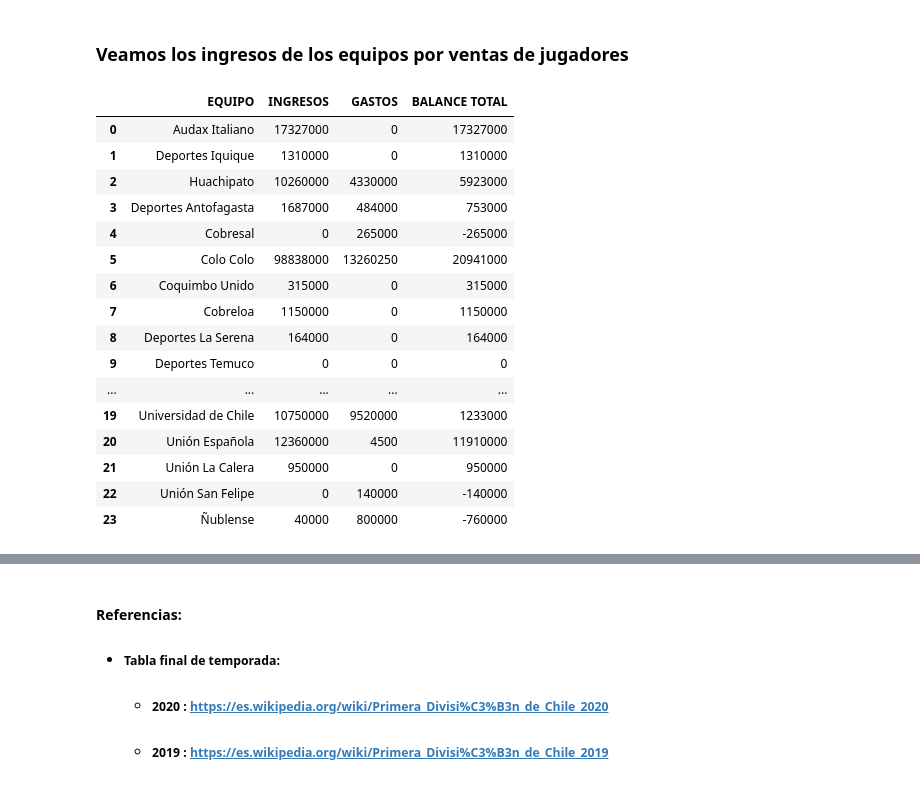
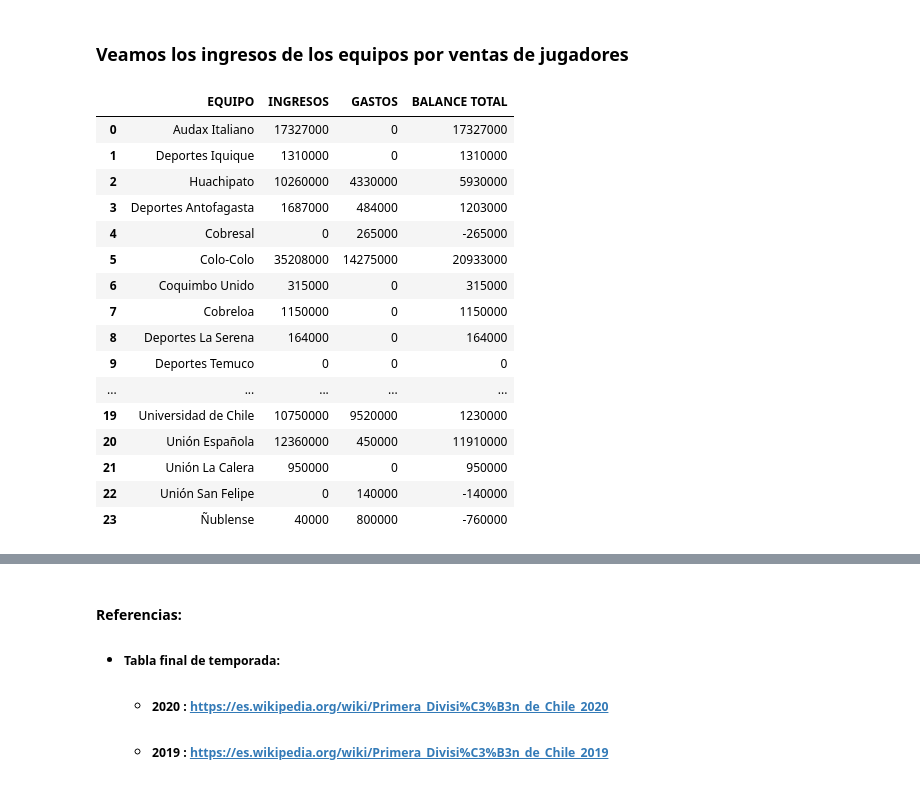
Before and after one commit to fmeza7/Proyecto_Cs_Datos_Grupo_1, a Jupyter notebook: Proyecto.ipynb, the cells around one changed output, grey strips where cells are left out. Saved outputs shown, nothing was run; the diff lists cells and outputs as text; code cells hidden in the pictures.

```diff
--- a/Proyecto.ipynb
+++ b/Proyecto.ipynb
@@ -582,7 +582,7 @@ for equipo in t_2016['Equipos']:
     remplazo.append(equipo)
 t_2016['Equipos'] = remplazo
 # %%
-t_2017 = pd.read_csv('Transferencias/transferencias_2017.csv')
+t_2017 = pd.read_csv('Transferencias/transferencias_2017.csv', dtype='str')
 t_2017['Ingresos'] = t_2017['Ingresos'].astype(str).str.replace('.','').astype(int)
 t_2017['Gastos'] = t_2017['Gastos'].astype(str).str.replace('.','').astype(int)
 t_2017['Balance Total'] = t_2017['Balance Total'].astype(str).str.replace('.','').astype(int)
@@ -596,7 +596,7 @@ for equipo in t_2017['Equipos']:
     remplazo.append(equipo)
 t_2017['Equipos'] = remplazo
 # %%
-t_2018 = pd.read_csv('Transferencias/transferencias_2018.csv')
+t_2018 = pd.read_csv('Transferencias/transferencias_2018.csv', dtype='str')
 t_2018['Ingresos'] = t_2018['Ingresos'].astype(str).str.replace('.','').astype(int)
 t_2018['Gastos'] = t_2018['Gastos'].astype(str).str.replace('.','').astype(int)
 t_2018['Balance Total'] = t_2018['Balance Total'].astype(str).str.replace('.','').astype(int)
@@ -610,7 +610,7 @@ for equipo in t_2018['Equipos']:
     remplazo.append(equipo)
 t_2018['Equipos'] = remplazo
 # %%
-t_2019 = pd.read_csv('Transferencias/transferencias_2019.csv')
+t_2019 = pd.read_csv('Transferencias/transferencias_2019.csv', dtype='str')
 t_2019['Ingresos'] = t_2019['Ingresos'].astype(str).str.replace('.','').astype(int)
 t_2019['Gastos'] = t_2019['Gastos'].astype(str).str.replace('.','').astype(int)
 t_2019['Balance Total'] = t_2019['Balance Total'].astype(str).str.replace('.','').astype(int)
@@ -624,7 +624,7 @@ for equipo in t_2019['Equipos']:
     remplazo.append(equipo)
 t_2019['Equipos'] = remplazo
 # %%
-t_2020 = pd.read_csv('Transferencias/transferencias_2020.csv')
+t_2020 = pd.read_csv('Transferencias/transferencias_2020.csv', dtype='str')
 t_2020['Ingresos'] = t_2020['Ingresos'].astype(str).str.replace('.','').astype(int)
 t_2020['Gastos'] = t_2020['Gastos'].astype(str).str.replace('.','').astype(int)
 t_2020['Balance Total'] = t_2020['Balance Total'].astype(str).str.replace('.','').astype(int)
@@ -640,32 +640,35 @@ t_2020['Equipos'] = remplazo
 # %%
 df_decada_t=pd.concat([t_2010,t_2011,t_2012,t_2013,t_2014,t_2015,t_2016,t_2017,t_2018,t_2019,t_2020],axis=0)
 df_decada_t=df_decada_t.rename({'Equipos':'EQUIPO',
 'Ingresos':'Ingresos'.upper(),
 'Gastos':'Gastos'.upper(),
 'Balance Total':'Balance Total'.upper()},axis=1)
 df_decada_t = df_decada_t.groupby(by='EQUIPO').agg({'INGRESOS':'sum','GASTOS':'sum','BALANCE TOTAL':'sum'}).reset_index()
 
 df_decada_t['EQUIPO']=df_decada_t['EQUIPO'].replace('Club Deportes Iquique','Deportes Iquique')
 df_decada_t['EQUIPO']=df_decada_t['EQUIPO'].replace('Club Deportivo Huachipato','Huachipato')
 df_decada_t['EQUIPO']=df_decada_t['EQUIPO'].replace('Club de Deportes Antofagasta','Deportes Antofagasta')
 df_decada_t['EQUIPO']=df_decada_t['EQUIPO'].replace('Deportes Cobreloa','Cobreloa')
 df_decada_t['EQUIPO']=df_decada_t['EQUIPO'].replace('P Curicó Unido','Curicó Unido')
+df_decada_t['EQUIPO']=df_decada_t['EQUIPO'].replace('Colo Colo','Colo-Colo')
+df_decada_t['EQUIPO']=df_decada_t['EQUIPO'].replace('Universidad Concepción','Universidad de Concepción')
+df_decada_t['BALANCE TOTAL'] = df_decada_t['INGRESOS']-df_decada_t['GASTOS']
 df_decada_t
 # %% [output]
 |  | EQUIPO | INGRESOS | GASTOS | BALANCE TOTAL |
 | 0 | Audax Italiano | 17327000 | 0 | 17327000 |
 | 1 | Deportes Iquique | 1310000 | 0 | 1310000 |
-| 2 | Huachipato | 10260000 | 4330000 | 5923000 |
-| 3 | Deportes Antofagasta | 1687000 | 484000 | 753000 |
+| 2 | Huachipato | 10260000 | 4330000 | 5930000 |
+| 3 | Deportes Antofagasta | 1687000 | 484000 | 1203000 |
 | 4 | Cobresal | 0 | 265000 | -265000 |
-| 5 | Colo Colo | 98838000 | 13260250 | 20941000 |
+| 5 | Colo-Colo | 35208000 | 14275000 | 20933000 |
 | 6 | Coquimbo Unido | 315000 | 0 | 315000 |
 | 7 | Cobreloa | 1150000 | 0 | 1150000 |
 | 8 | Deportes La Serena | 164000 | 0 | 164000 |
 | 9 | Deportes Temuco | 0 | 0 | 0 |
 | ... | ... | ... | ... | ... |
-| 19 | Universidad de Chile | 10750000 | 9520000 | 1233000 |
-| 20 | Unión Española | 12360000 | 4500 | 11910000 |
+| 19 | Universidad de Chile | 10750000 | 9520000 | 1230000 |
+| 20 | Unión Española | 12360000 | 450000 | 11910000 |
 | 21 | Unión La Calera | 950000 | 0 | 950000 |
 | 22 | Unión San Felipe | 0 | 140000 | -140000 |
 | 23 | Ñublense | 40000 | 800000 | -760000 |
```
Also changed, not shown: parts of 8 cells of this notebook, 1 other file.
